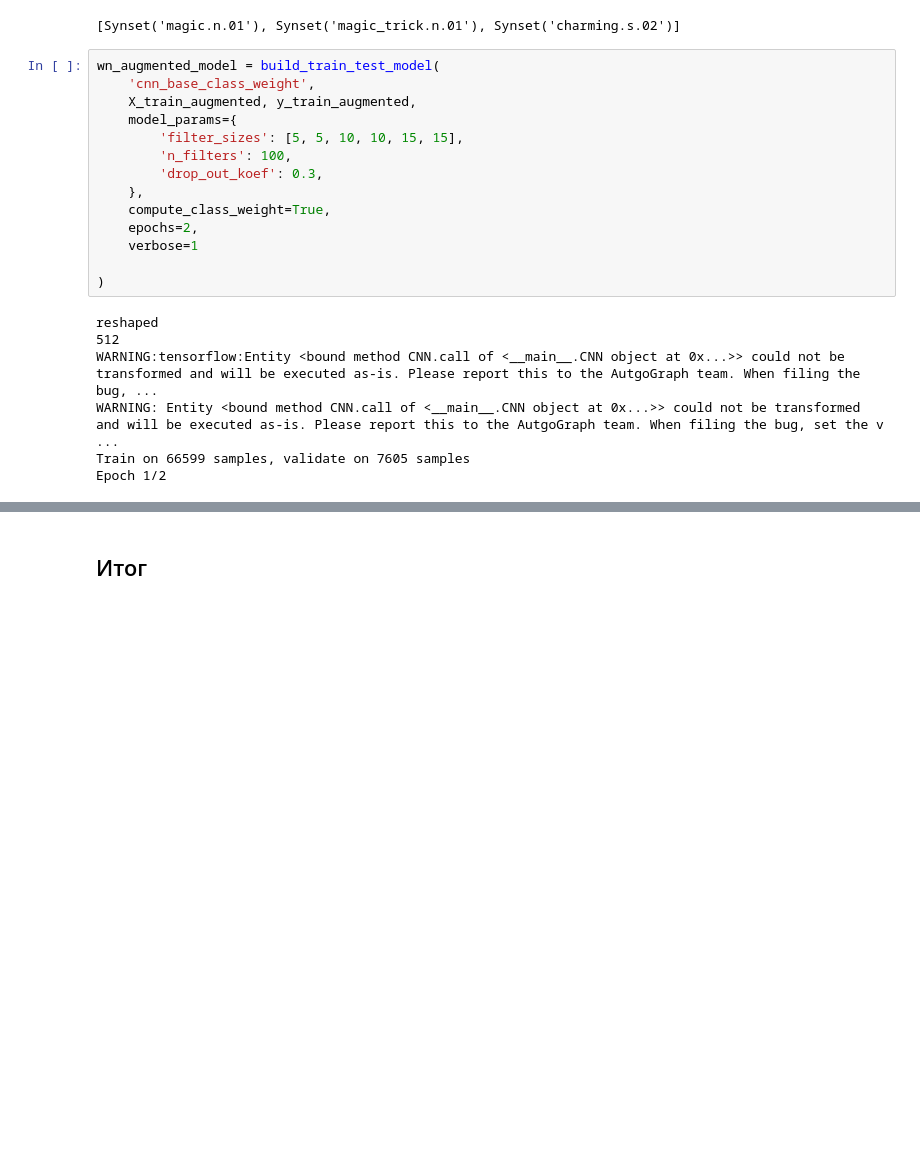
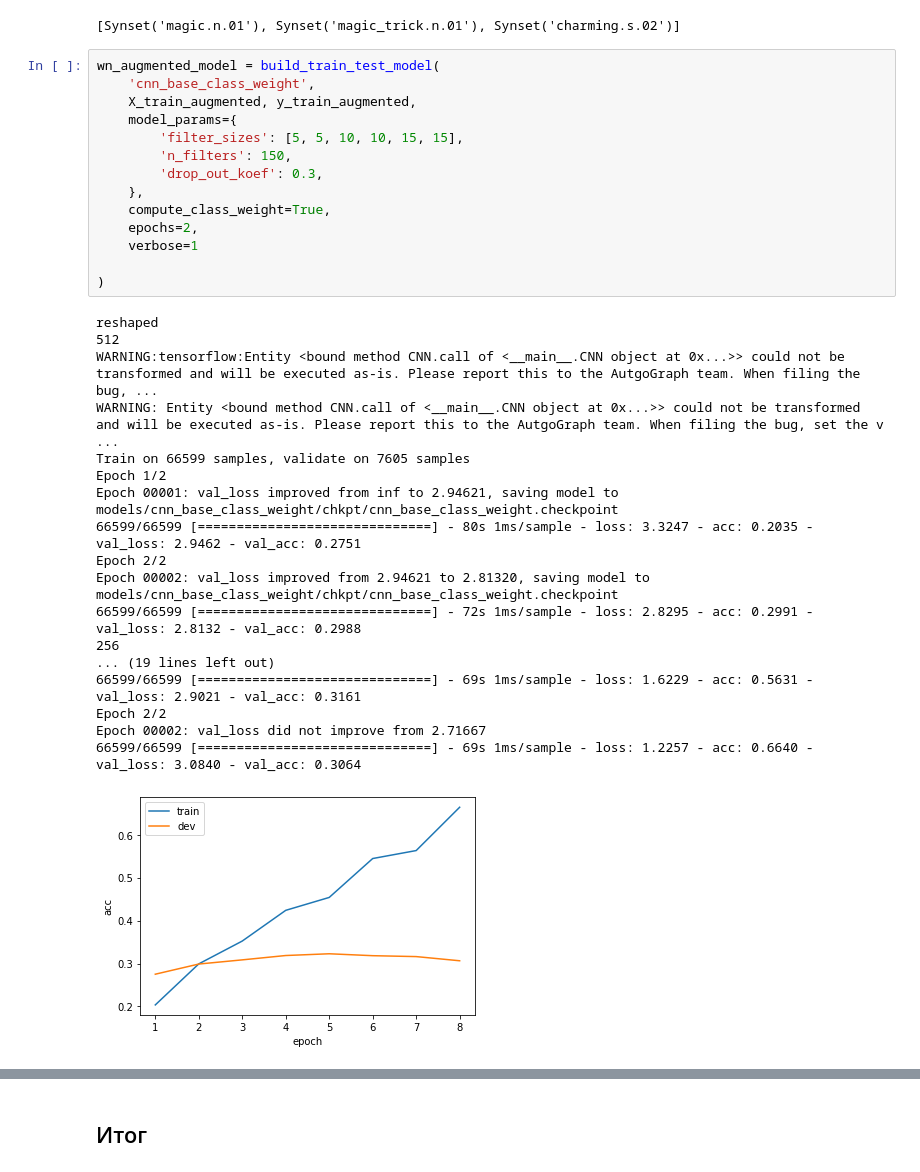
Before and after one commit to litdarya/nlp_tasks, a Jupyter notebook: hw_1/hw1_nlp.ipynb, the cells around one changed output, grey strips where cells are left out. Saved outputs shown, nothing was run; the diff lists cells and outputs as text; blank space fills up the shorter version.

```diff
--- a/hw_1/hw1_nlp.ipynb
+++ b/hw_1/hw1_nlp.ipynb
@@ -2135,24 +2242,36 @@ wn.synsets('magic')
 # %%
 wn_augmented_model = build_train_test_model(
     'cnn_base_class_weight',
     X_train_augmented, y_train_augmented,
     model_params={
         'filter_sizes': [5, 5, 10, 10, 15, 15],
-        'n_filters': 100,
+        'n_filters': 150,
         'drop_out_koef': 0.3,
     },
     compute_class_weight=True,
     epochs=2,
     verbose=1
 
 )
 # %% [output]
 reshaped
 512
 WARNING:tensorflow:Entity <bound method CNN.call of <__main__.CNN object at 0x...>> could not be transformed and will be executed as-is. Please report this to the AutgoGraph team. When filing the bug, ...
 WARNING: Entity <bound method CNN.call of <__main__.CNN object at 0x...>> could not be transformed and will be executed as-is. Please report this to the AutgoGraph team. When filing the bug, set the v ...
 Train on 66599 samples, validate on 7605 samples
 Epoch 1/2
+Epoch 00001: val_loss improved from inf to 2.94621, saving model to models/cnn_base_class_weight/chkpt/cnn_base_class_weight.checkpoint
+66599/66599 [==============================] - 80s 1ms/sample - loss: 3.3247 - acc: 0.2035 - val_loss: 2.9462 - val_acc: 0.2751
+Epoch 2/2
+Epoch 00002: val_loss improved from 2.94621 to 2.81320, saving model to models/cnn_base_class_weight/chkpt/cnn_base_class_weight.checkpoint
+66599/66599 [==============================] - 72s 1ms/sample - loss: 2.8295 - acc: 0.2991 - val_loss: 2.8132 - val_acc: 0.2988
+256
+... (19 lines left out)
+66599/66599 [==============================] - 69s 1ms/sample - loss: 1.6229 - acc: 0.5631 - val_loss: 2.9021 - val_acc: 0.3161
+Epoch 2/2
+Epoch 00002: val_loss did not improve from 2.71667
+66599/66599 [==============================] - 69s 1ms/sample - loss: 1.2257 - acc: 0.6640 - val_loss: 3.0840 - val_acc: 0.3064
+[figure, added]
 # %%
 evaluate_model(wn_augmented_model, X_dev, y_dev)
 evaluate_model(wn_augmented_model, X_test, y_test)
```
Also changed, not shown: parts of 42 cells of this notebook.
